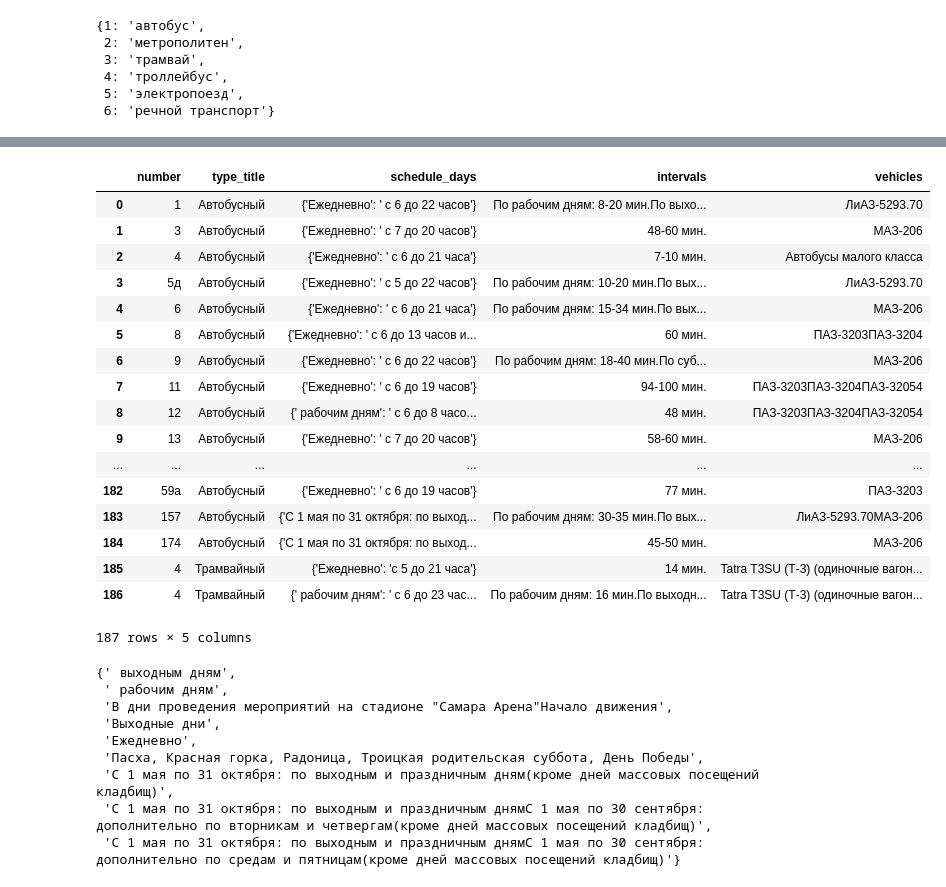
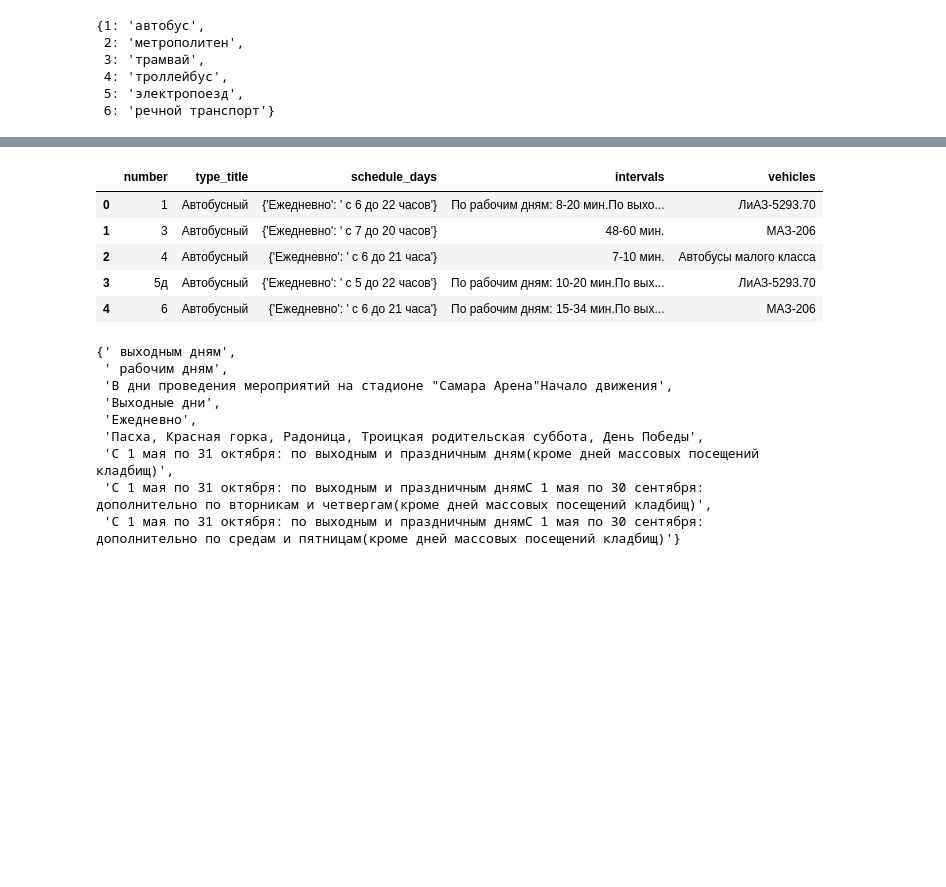
Before and after one commit to MargoILIrita/samaraOT, a Jupyter notebook: samara_ot.ipynb, the cells around one changed output, grey strips where cells are left out. Cells and saved outputs as stored; diff of their text form; code cells hidden in the pictures; blank space fills up the shorter version.

```diff
--- a/samara_ot.ipynb
+++ b/samara_ot.ipynb
@@ -206,26 +170,14 @@ routes_inf.append(['4', 'Трамвайный', {'Ежедневно': 'с 5 д
 routes_inf.append(['4', 'Трамвайный', {' рабочим дням': ' с 6 до 23 часов', ' выходным дням': ' с 6 до 22 часов'}, 'По рабочим дням: 16 мин.По выходным дням: 14 мин.', 'Tatra T3SU (Т-3) (одиночные вагоны)АКСМ-62103 (одиночные вагоны)71-402 "СПЕКТР" (одиночные вагоны)'])
 # %%
 df_routes_inf = pd.DataFrame(routes_inf, columns=['number', 'type_title', 'schedule_days', 'intervals', 'vehicles'])
-df_routes_inf
+df_routes_inf.head()
 # %% [output]
 |  | number | type_title | schedule_days | intervals | vehicles |
 | 0 | 1 | Автобусный | {'Ежедневно': ' с 6 до 22 часов'} | По рабочим дням: 8-20 мин.По выхо... | ЛиАЗ-5293.70 |
 | 1 | 3 | Автобусный | {'Ежедневно': ' с 7 до 20 часов'} | 48-60 мин. | МАЗ-206 |
 | 2 | 4 | Автобусный | {'Ежедневно': ' с 6 до 21 часа'} | 7-10 мин. | Автобусы малого класса |
 | 3 | 5д | Автобусный | {'Ежедневно': ' с 5 до 22 часов'} | По рабочим дням: 10-20 мин.По вых... | ЛиАЗ-5293.70 |
 | 4 | 6 | Автобусный | {'Ежедневно': ' с 6 до 21 часа'} | По рабочим дням: 15-34 мин.По вых... | МАЗ-206 |
-| 5 | 8 | Автобусный | {'Ежедневно': ' с 6 до 13 часов и... | 60 мин. | ПАЗ-3203ПАЗ-3204 |
-| 6 | 9 | Автобусный | {'Ежедневно': ' с 6 до 22 часов'} | По рабочим дням: 18-40 мин.По суб... | МАЗ-206 |
-| 7 | 11 | Автобусный | {'Ежедневно': ' с 6 до 19 часов'} | 94-100 мин. | ПАЗ-3203ПАЗ-3204ПАЗ-32054 |
-| 8 | 12 | Автобусный | {' рабочим дням': ' с 6 до 8 часо... | 48 мин. | ПАЗ-3203ПАЗ-3204ПАЗ-32054 |
-| 9 | 13 | Автобусный | {'Ежедневно': ' с 7 до 20 часов'} | 58-60 мин. | МАЗ-206 |
-| ... | ... | ... | ... | ... | ... |
-| 182 | 59а | Автобусный | {'Ежедневно': ' с 6 до 19 часов'} | 77 мин. | ПАЗ-3203 |
-| 183 | 157 | Автобусный | {'С 1 мая по 31 октября: по выход... | По рабочим дням: 30-35 мин.По вых... | ЛиАЗ-5293.70МАЗ-206 |
-| 184 | 174 | Автобусный | {'С 1 мая по 31 октября: по выход... | 45-50 мин. | МАЗ-206 |
-| 185 | 4 | Трамвайный | {'Ежедневно': 'с 5 до 21 часа'} | 14 мин. | Tatra T3SU (Т-3) (одиночные вагон... |
-| 186 | 4 | Трамвайный | {' рабочим дням': ' с 6 до 23 час... | По рабочим дням: 16 мин.По выходн... | Tatra T3SU (Т-3) (одиночные вагон... |
-187 rows × 5 columns
 # %%
 df_routes_inf.iloc[10].schedule_days = {'Ежедневно': 'С 7 до 20 часов'}
 df_routes_inf.iloc[26].schedule_days = {'Ежедневно': 'С 6 до 20 часов'}
```
Also changed, not shown: parts of 22 cells of this notebook, 4 other files.
